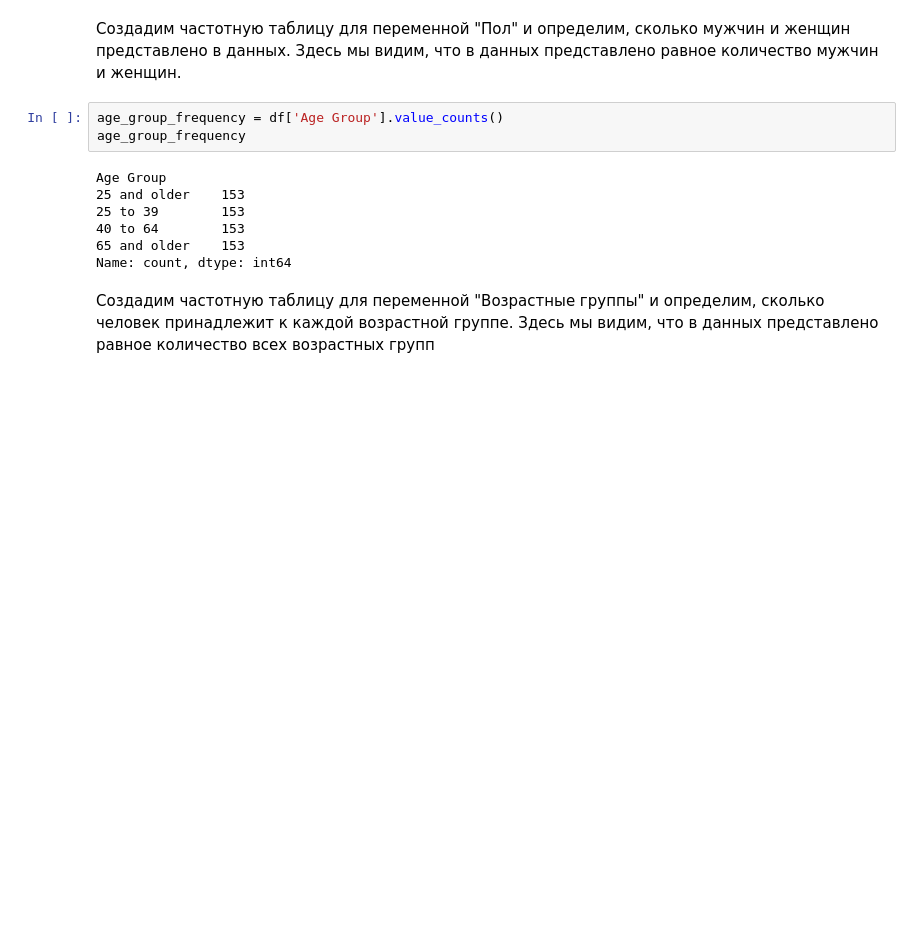
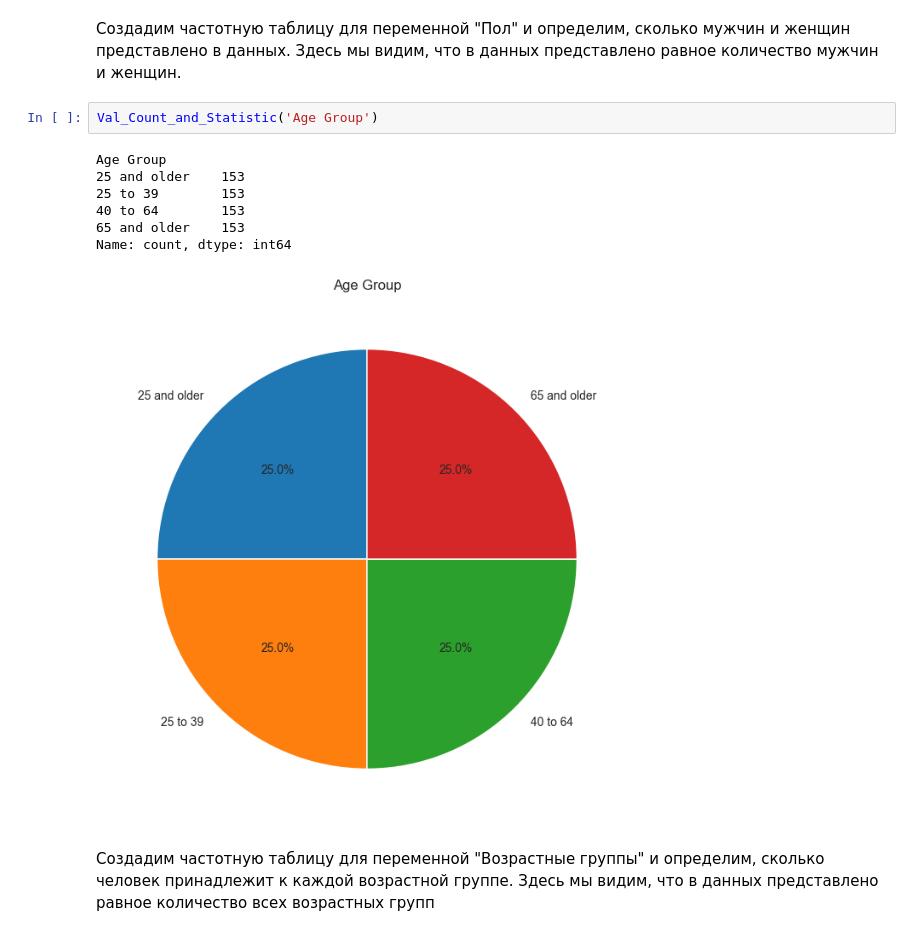
Before and after one commit to EvgenyBaulin/Data_Analysis_for_Sekerzhitskaya_Angelina_and_Kryanina_Varvara, a Jupyter notebook: Project/main.ipynb, the cells around one changed output. Saved outputs shown, nothing was run; the diff lists cells and outputs as text; blank space fills up the shorter version.

```diff
--- a/Project/main.ipynb
+++ b/Project/main.ipynb
@@ -180,15 +204,15 @@ Name: count, dtype: int64
 # %% [markdown]
 Создадим частотную таблицу для переменной "Пол" и определим, сколько мужчин и женщин представлено в данных. Здесь мы видим, что в данных представлено равное количество мужчин и женщин.
 # %%
-age_group_frequency = df['Age Group'].value_counts()
-age_group_frequency
+Val_Count_and_Statistic('Age Group')
 # %% [output]
 Age Group
 25 and older    153
 25 to 39        153
 40 to 64        153
 65 and older    153
 Name: count, dtype: int64
+[figure, added]
 # %% [markdown]
 Создадим частотную таблицу для переменной "Возрастные группы" и определим, сколько человек принадлежит к каждой возрастной группе. Здесь мы видим, что в данных представлено равное количество всех возрастных групп
 # %%
```
Also changed, not shown: parts of 31 cells of this notebook, 1 other file.
